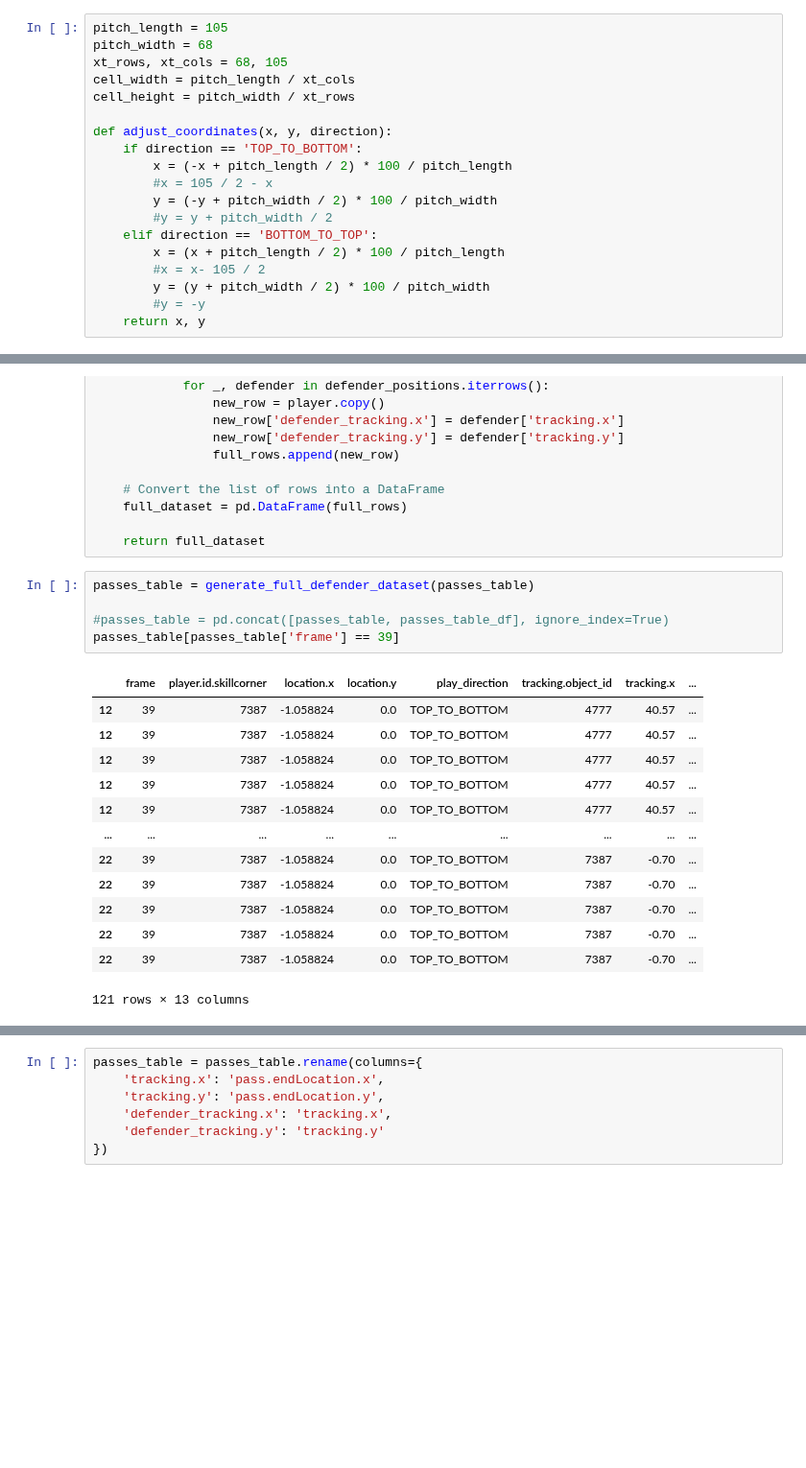
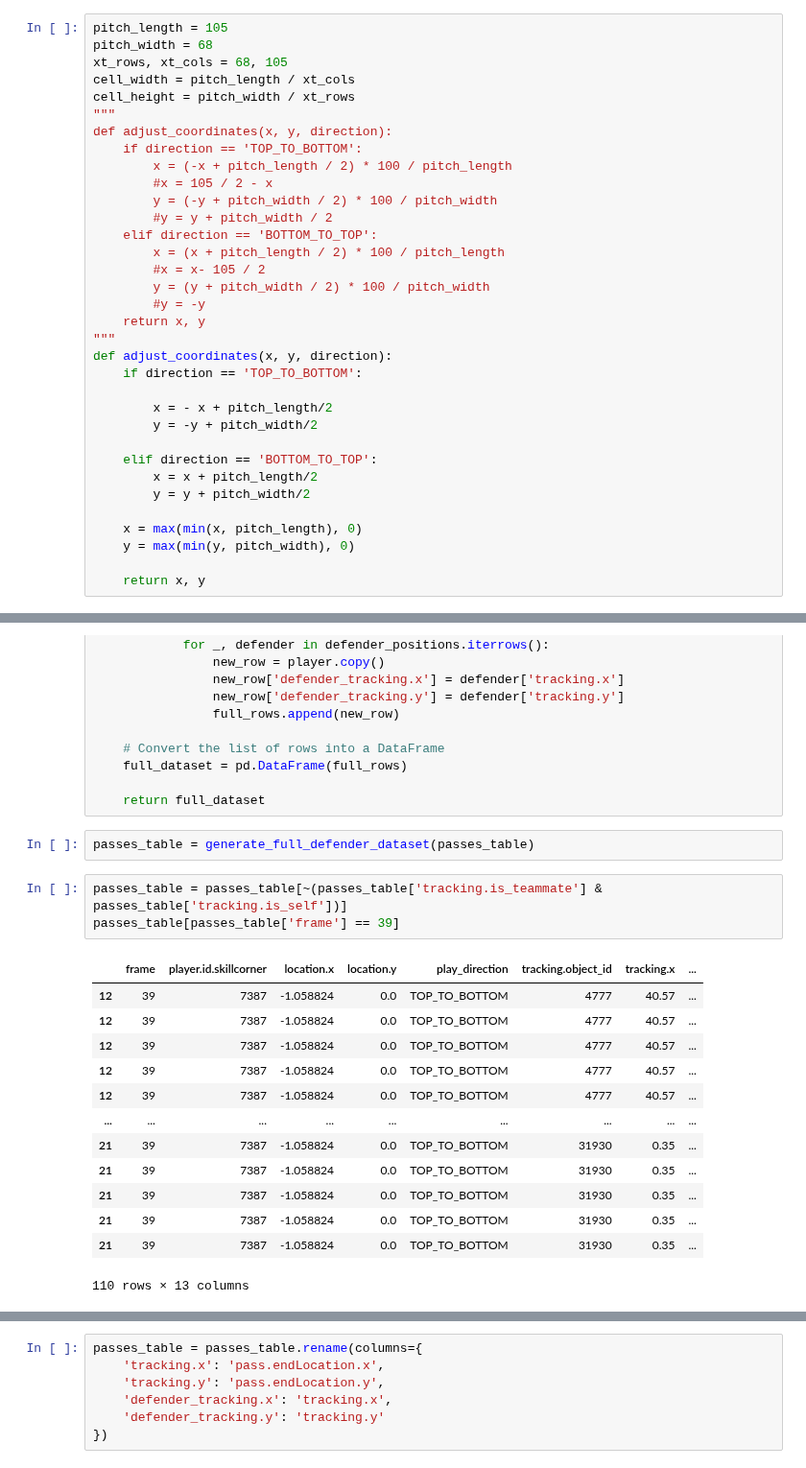
Before and after one commit to ariskoutris/defensive-passing-networks, a Jupyter notebook: src/notebooks/xt_check.ipynb, the cells around one changed output, grey strips where cells are left out. Shown at 96% size. Saved outputs shown, nothing was run; the diff lists cells and outputs as text; blank space fills up the shorter version.

```diff
--- a/src/notebooks/xt_check.ipynb
+++ b/src/notebooks/xt_check.ipynb
@@ -279,7 +261,7 @@ pitch_width = 68
 xt_rows, xt_cols = 68, 105
 cell_width = pitch_length / xt_cols
 cell_height = pitch_width / xt_rows
-
+"""
 def adjust_coordinates(x, y, direction):
     if direction == 'TOP_TO_BOTTOM':
         x = (-x + pitch_length / 2) * 100 / pitch_length
@@ -292,6 +274,21 @@ def adjust_coordinates(x, y, direction):
         y = (y + pitch_width / 2) * 100 / pitch_width
         #y = -y
     return x, y
+"""
+def adjust_coordinates(x, y, direction):
+    if direction == 'TOP_TO_BOTTOM':
+
+        x = - x + pitch_length/2
+        y = -y + pitch_width/2
+
+    elif direction == 'BOTTOM_TO_TOP':
+        x = x + pitch_length/2
+        y = y + pitch_width/2
+
+    x = max(min(x, pitch_length), 0)
+    y = max(min(y, pitch_width), 0)
+
+    return x, y
 # %%
 def get_xt_index(x, y):
     """
@@ -406,22 +369,22 @@ def generate_full_defender_dataset(data):
     full_dataset = pd.DataFrame(full_rows)
 
     return full_dataset
+# %%
+passes_table = generate_full_defender_dataset(passes_table)
 # %%
-passes_table = generate_full_defender_dataset(passes_table)
-
-#passes_table = pd.concat([passes_table, passes_table_df], ignore_index=True)
+passes_table = passes_table[~(passes_table['tracking.is_teammate'] & passes_table['tracking.is_self'])]
 passes_table[passes_table['frame'] == 39]
 # %% [output]
 |  | frame | player.id.skillcorner | location.x | location.y | play_direction | tracking.object_id | tracking.x | ... |
 | 12 | 39 | 7387 | -1.058824 | 0.0 | TOP_TO_BOTTOM | 4777 | 40.57 | ... |
 | 12 | 39 | 7387 | -1.058824 | 0.0 | TOP_TO_BOTTOM | 4777 | 40.57 | ... |
 | 12 | 39 | 7387 | -1.058824 | 0.0 | TOP_TO_BOTTOM | 4777 | 40.57 | ... |
 | 12 | 39 | 7387 | -1.058824 | 0.0 | TOP_TO_BOTTOM | 4777 | 40.57 | ... |
 | 12 | 39 | 7387 | -1.058824 | 0.0 | TOP_TO_BOTTOM | 4777 | 40.57 | ... |
 | ... | ... | ... | ... | ... | ... | ... | ... | ... |
-| 22 | 39 | 7387 | -1.058824 | 0.0 | TOP_TO_BOTTOM | 7387 | -0.70 | ... |
-| 22 | 39 | 7387 | -1.058824 | 0.0 | TOP_TO_BOTTOM | 7387 | -0.70 | ... |
-| 22 | 39 | 7387 | -1.058824 | 0.0 | TOP_TO_BOTTOM | 7387 | -0.70 | ... |
-| 22 | 39 | 7387 | -1.058824 | 0.0 | TOP_TO_BOTTOM | 7387 | -0.70 | ... |
-| 22 | 39 | 7387 | -1.058824 | 0.0 | TOP_TO_BOTTOM | 7387 | -0.70 | ... |
+| 21 | 39 | 7387 | -1.058824 | 0.0 | TOP_TO_BOTTOM | 31930 | 0.35 | ... |
+| 21 | 39 | 7387 | -1.058824 | 0.0 | TOP_TO_BOTTOM | 31930 | 0.35 | ... |
+| 21 | 39 | 7387 | -1.058824 | 0.0 | TOP_TO_BOTTOM | 31930 | 0.35 | ... |
+| 21 | 39 | 7387 | -1.058824 | 0.0 | TOP_TO_BOTTOM | 31930 | 0.35 | ... |
+| 21 | 39 | 7387 | -1.058824 | 0.0 | TOP_TO_BOTTOM | 31930 | 0.35 | ... |
-121 rows × 13 columns
+110 rows × 13 columns
```
Also changed, not shown: parts of 30 cells of this notebook, 1 other file.
